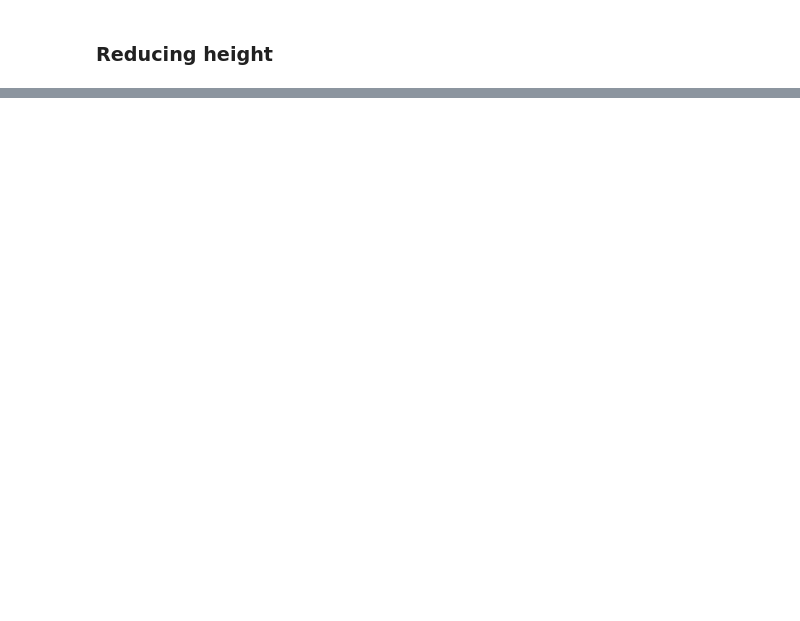
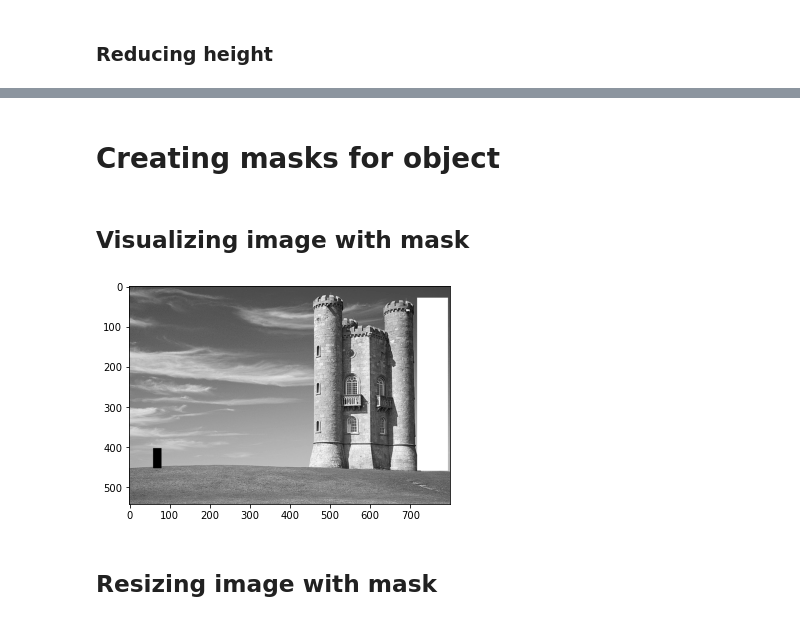
Before and after one commit to mdnam2410/hcmus-bigo, a Jupyter notebook: hw4/seam-carving.ipynb, the cells around one changed output, grey strips where cells are left out. Saved outputs shown, nothing was run; the diff lists cells and outputs as text; code cells hidden in the pictures; blank space fills up the shorter version.

Commit message:
Add feature to add mask while carving

```diff
--- a/hw4/seam-carving.ipynb
+++ b/hw4/seam-carving.ipynb
@@ -272,0 +317,2 @@ plt.show()
+# %% [markdown]
+# Creating masks for object
@@ -272,0 +327,25 @@ plt.show()
+# %%
+bboxes = [{'x': 60, 'y': 403, 'width': 21, 'height': 50, 'label': 'exclude'},
+          {'x': 718, 'y': 29, 'width': 77, 'height': 430, 'label': 'include'}]
+# %%
+include_mask = np.zeros(original_img.shape[:2], dtype=bool)
+exclude_mask = np.zeros(original_img.shape[:2], dtype=bool)
+
+for bbox in bboxes:
+    x, y, w, h = bbox['x'], bbox['y'], bbox['width'], bbox['height']
+    if bbox['label'] == 'include':
+        include_mask[y:y+h, x:x+w] = 1
+    else:
+        exclude_mask[y:y+h, x:x+w] = 1
+# %% [markdown]
+## Visualizing image with mask
+# %%
+# White for include_mask
+with_mask = gray_img * ~include_mask + 255 * include_mask
+# Black for exclude_mask
+with_mask = with_mask * ~exclude_mask + 0 * exclude_mask
+plt.imshow(with_mask, cmap='gray');
+# %% [output]
+[figure, added]
+# %% [markdown]
+## Resizing image with mask
```
Also changed, not shown: parts of 19 cells of this notebook, 3 other files.
